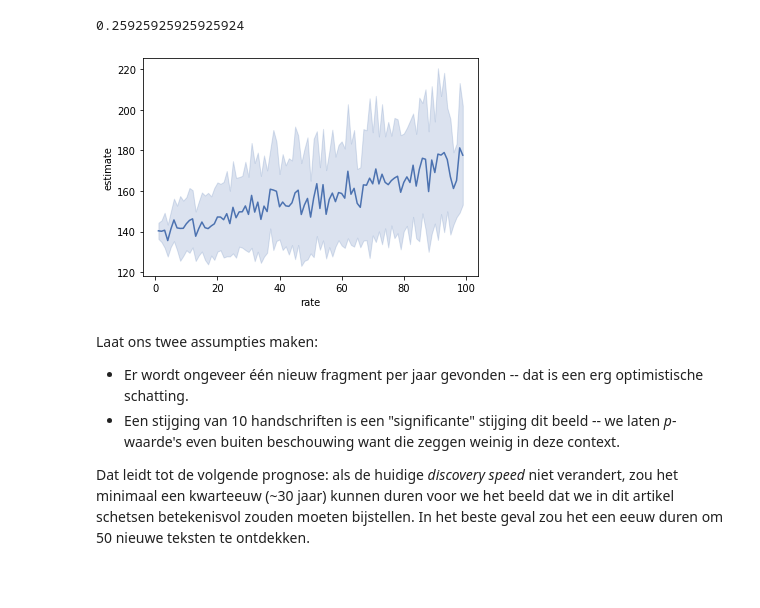
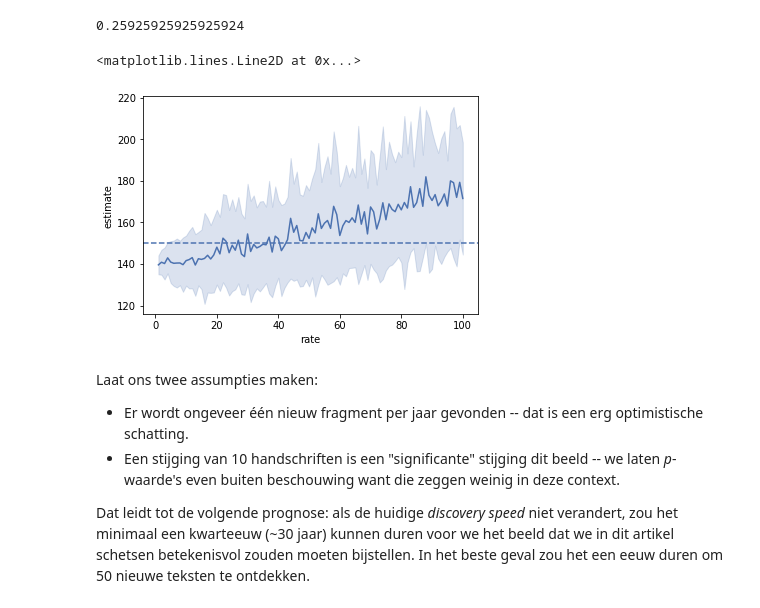
Before and after one commit to mikekestemont/chivalric_diversity, a Jupyter notebook: analysis.ipynb, the cells around one changed output. Saved outputs shown, nothing was run; the diff lists cells and outputs as text; code cells hidden in the pictures; blank space fills up the shorter version.

```diff
--- a/analysis.ipynb
+++ b/analysis.ipynb
@@ -406,8 +406,8 @@ prop_new
 # %% [output]
 0.25925925925925924
 # %%
-growth_rates = range(1, 100)
-iterations = 25
+growth_rates = range(1, 101)
+iterations = 50
 
 estimates = []
 
@@ -433,8 +433,10 @@ for rate in tqdm(growth_rates):
 # %%
 estimates = pd.DataFrame(estimates, columns=('rate', 'estimate'))
 ax = sns.lineplot(x="rate", y="estimate", ci= 'sd', data=estimates)
+ax.axhline(150, ls='--')
 # %% [output]
+<matplotlib.lines.Line2D at 0x...>
-[figure, old version]
+[figure, new version]
 # %% [markdown]
 Laat ons twee assumpties maken:
 - Er wordt ongeveer één nieuw fragment per jaar gevonden -- dat is een erg optimistische schatting.
```
Also changed, not shown: parts of 3 cells of this notebook.
